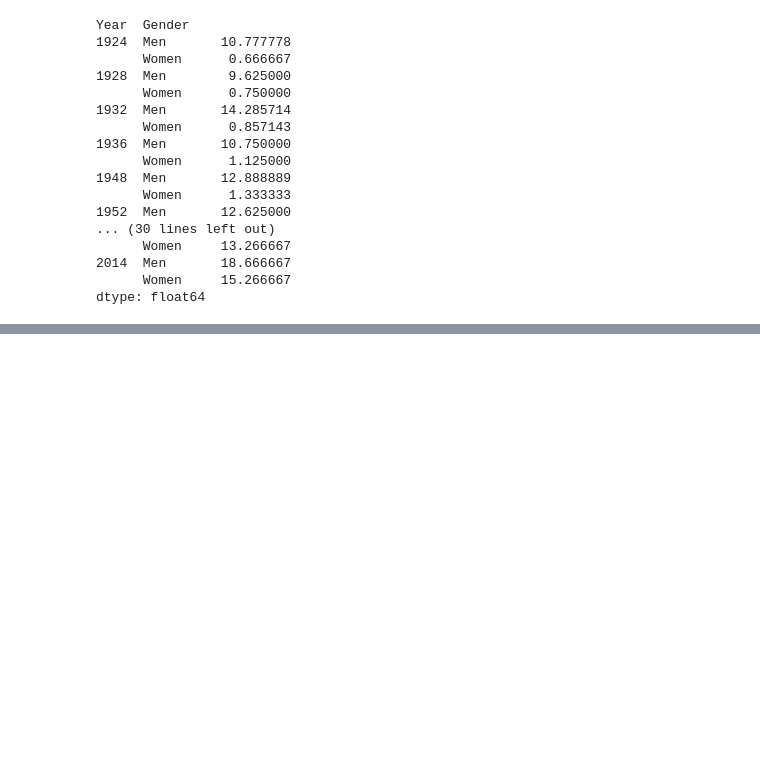
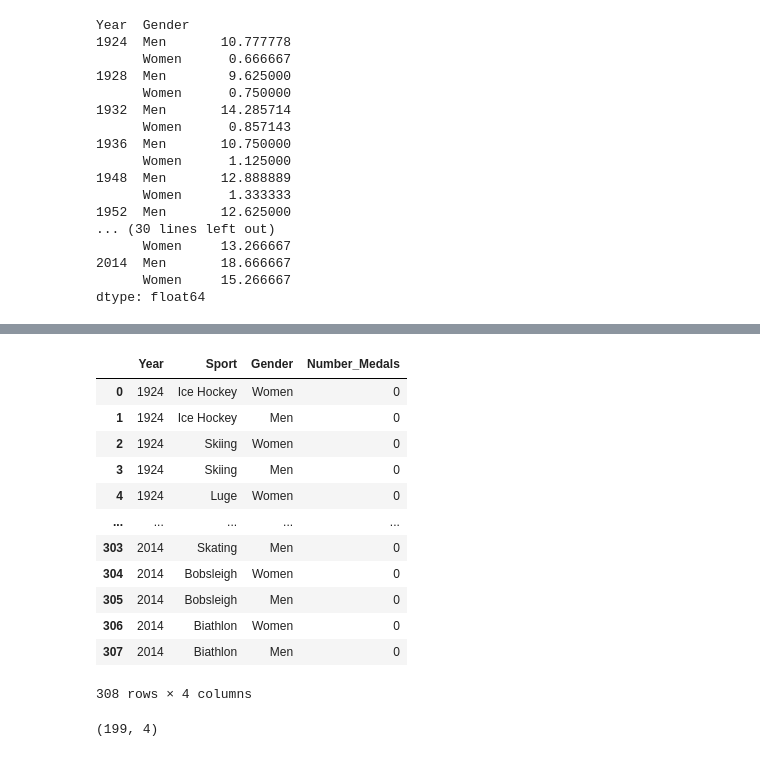
Before and after one commit to raulgiovannymartinez/Data-Visualization-DSE241, a Jupyter notebook: Exercise 1/data exploration.ipynb, the cells around one changed output, grey strips where cells are left out. Saved outputs shown, nothing was run; the diff lists cells and outputs as text; code cells hidden in the pictures; blank space fills up the shorter version.

```diff
--- a/Exercise 1/data exploration.ipynb
+++ b/Exercise 1/data exploration.ipynb
@@ -204,0 +447,27 @@ dtype: float64
+# %%
+data = []
+for y in set(df_discip.Year):
+    for s in set(df_discip.Sport):
+        for g in set(df_discip.Gender):
+            data.append((y, s, g))
+df_temp = pd.DataFrame(data, columns=["Year", "Sport", "Gender"])
+df_temp['Number_Medals'] = 0
+df_temp
+# %% [output]
+|  | Year | Sport | Gender | Number_Medals |
+| 0 | 1924 | Ice Hockey | Women | 0 |
+| 1 | 1924 | Ice Hockey | Men | 0 |
+| 2 | 1924 | Skiing | Women | 0 |
+| 3 | 1924 | Skiing | Men | 0 |
+| 4 | 1924 | Luge | Women | 0 |
+| ... | ... | ... | ... | ... |
+| 303 | 2014 | Skating | Men | 0 |
+| 304 | 2014 | Bobsleigh | Women | 0 |
+| 305 | 2014 | Bobsleigh | Men | 0 |
+| 306 | 2014 | Biathlon | Women | 0 |
+| 307 | 2014 | Biathlon | Men | 0 |
+308 rows × 4 columns
+# %%
+df_discip.shape
+# %% [output]
+(199, 4)
```
Also changed, not shown: parts of 24 cells of this notebook.
